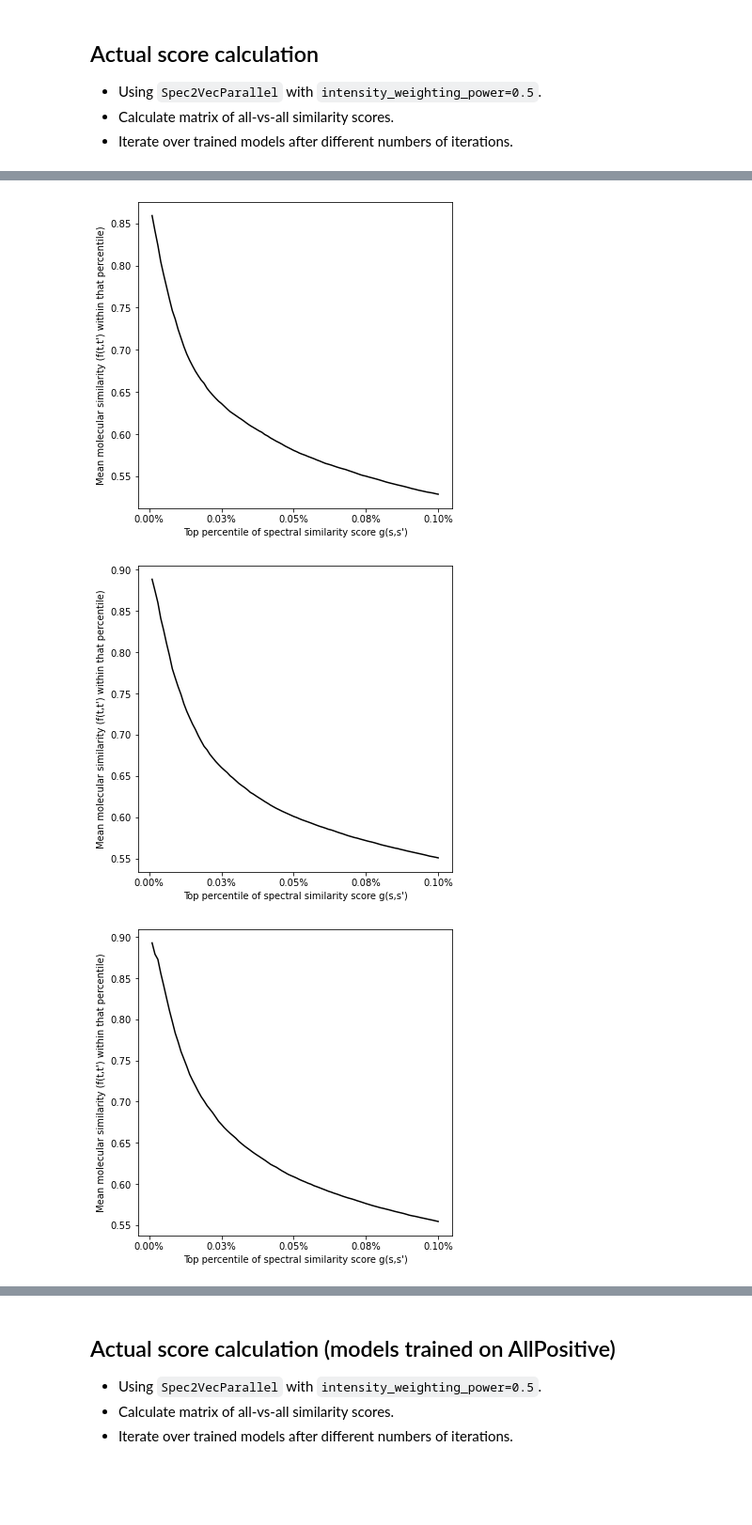
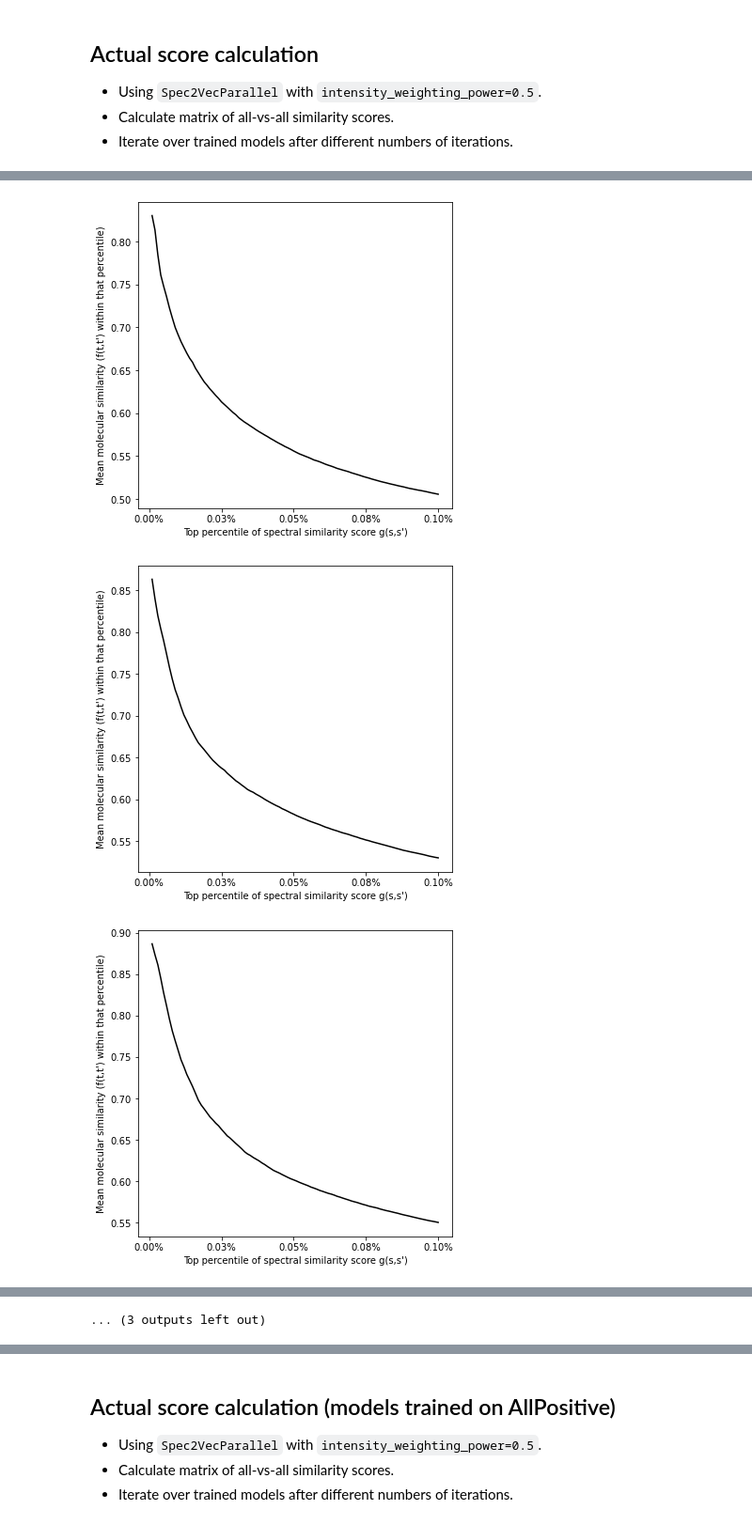
Before and after one commit to iomega/spec2vec, a Jupyter notebook: notebooks/iomega-workflow-5b-compare_model_iterations.ipynb, the cells around one changed output, grey strips where cells are left out. Shown at 94% size. Saved outputs shown, nothing was run; the diff lists cells and outputs as text; code cells hidden in the pictures; blank space fills up the shorter version.

```diff
--- a/notebooks/iomega-workflow-5b-compare_model_iterations.ipynb
+++ b/notebooks/iomega-workflow-5b-compare_model_iterations.ipynb
@@ -85,7 +85,7 @@ from custom_functions.plotting_functions import plot_precentile
 # %%
 path_models = os.path.join(path_data, "trained_models")
 
-for iteration in [1, 5, 10, 15, 20, 25, 30]:
+for iteration in [1, 3, 5, 10, 15, 20, 25, 30, 40, 50, 60, 70, 80, 90, 100]:
     filename = "spec2vec_UniqueInchikeys_ratio05_filtered_iter_{}.model".format(iteration)
     model_file = os.path.join(path_models, filename)
 
@@ -112,3 +113,3 @@ for iteration in [1, 5, 10, 15, 20, 25, 30]:
-[figure, old version]
+[figure, new version]
-[figure, old version]
+[figure, new version]
-[figure, old version]
+[figure, new version]
@@ -117,0 +123 @@ for iteration in [1, 5, 10, 15, 20, 25, 30]:
+... (3 outputs left out)
```
Also changed, not shown: parts of 5 cells of this notebook, 2 other files.
